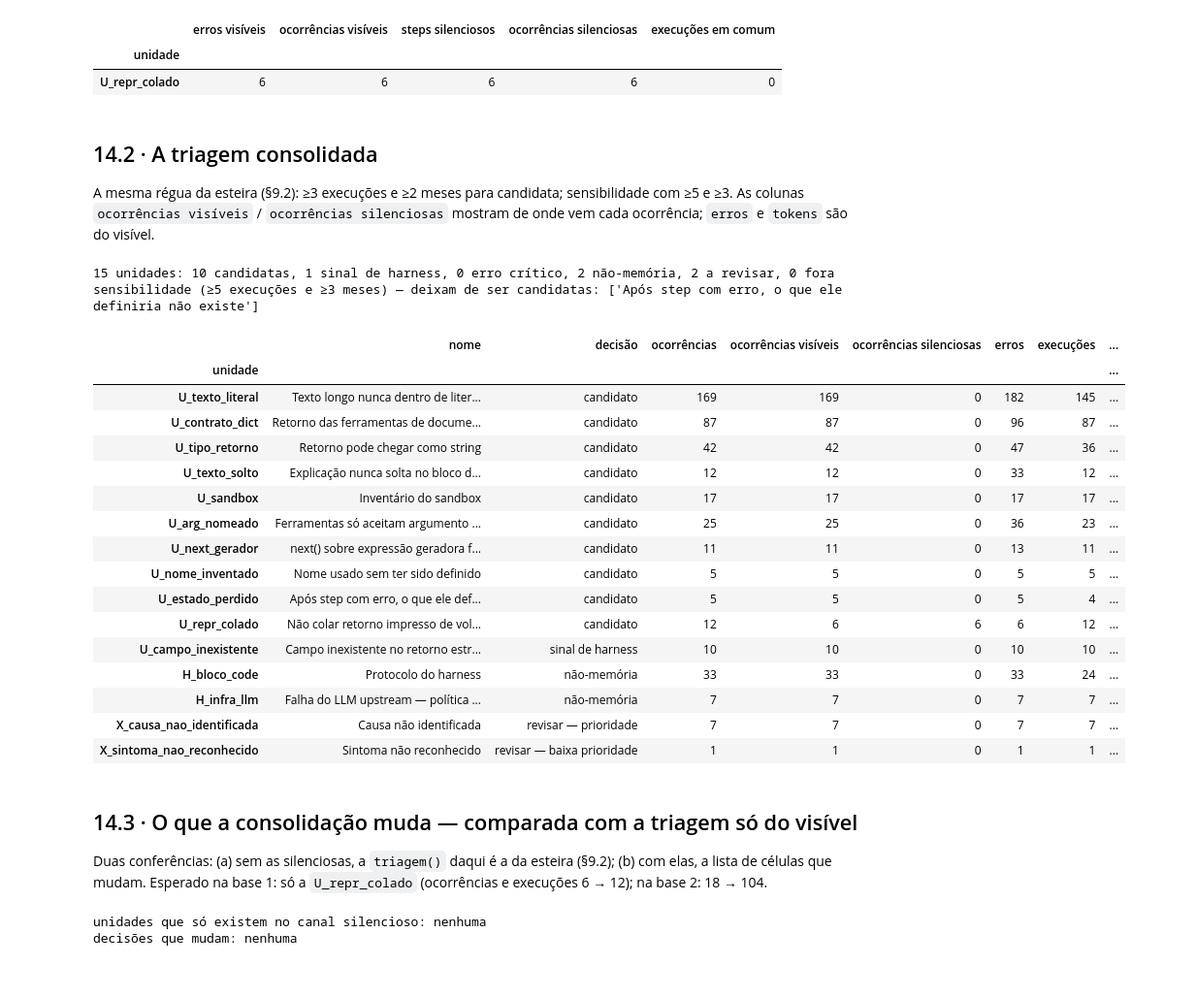
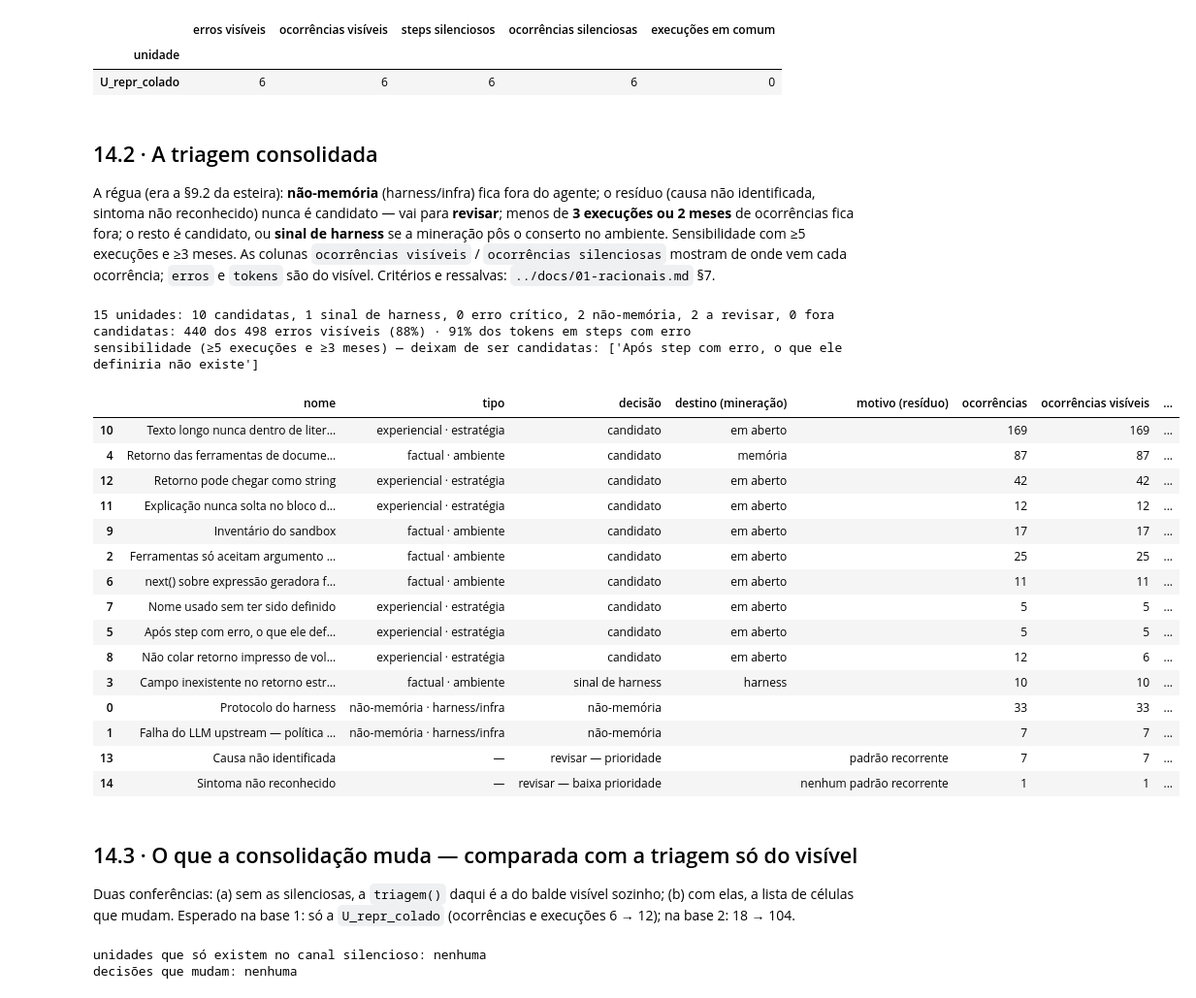
Before and after one commit to rc-ventura/memory_layer_ai_agents, a Jupyter notebook: analysis/2026-09-trace-law-flow/pipeline/consolidacao_unidades.ipynb, the cells around one changed output. Shown at 97% size. Cells and saved outputs as stored; diff of their text form; code cells hidden in the pictures.

```diff
--- a/analysis/2026-09-trace-law-flow/pipeline/consolidacao_unidades.ipynb
+++ b/analysis/2026-09-trace-law-flow/pipeline/consolidacao_unidades.ipynb
@@ -32,12 +36,28 @@ o balde invisível, [`../docs/13-racionais-falhas-silenciosas.md`](../docs/13-ra
 # %%
+%matplotlib inline
 import os
 import pandas as pd
+import matplotlib.pyplot as plt
+from matplotlib.patches import Patch
 from base_pipeline import *   # espinha compartilhada desta pasta — ver base_pipeline.py
+from paleta import *          # cores fixas por NOME (unidade/família) — ver paleta.py
+plt.rcParams.update({
+    "figure.facecolor": SURFACE, "axes.facecolor": SURFACE, "savefig.facecolor": SURFACE,
+    "font.family": "sans-serif", "text.color": INK, "axes.edgecolor": BASE,
+    "axes.labelcolor": INK2, "xtick.color": MUTED, "ytick.color": INK2,
+    "axes.titlelocation": "left", "axes.titleweight": "bold", "axes.titlesize": 12,
+})
+def style_ax(ax, xgrid=True):
+    for s in ("top","right","left"): ax.spines[s].set_visible(False)
+    ax.spines["bottom"].set_color(BASE)
+    g = ax.xaxis if xgrid else ax.yaxis
+    g.grid(True, color=GRID, linewidth=0.8); ax.set_axisbelow(True)
 
 B = carregar_base()                              # B.df, B.EU (o balde visível), ...
+EU = B.EU
 F = falhas_silenciosas(B.df)
 sil = F[F["falha"] == "silenciosa"]
-OV = ocorrencias_visiveis(B.EU)                  # balde visível, formato comum
+OV = ocorrencias_visiveis(EU)                    # balde visível, formato comum
 OS = ocorrencias_silenciosas(sil, formas_das_falhas(B.df, sil))   # balde invisível, formato comum
 print(f"{BASE_ID}: visível {len(OV)} erros em {OV['ocorrencia'].nunique()} ocorrências · "
       f"invisível {len(OS)} steps, {OS['unidade'].notna().sum()} com unidade do catálogo")
@@ -69,43 +89,46 @@ steps nos dois canais: 0  (tem de ser 0)
 # %% [markdown]
 ## 14.2 · A triagem consolidada
 
-A mesma régua da esteira (§9.2): ≥3 execuções e ≥2 meses para candidata; sensibilidade com ≥5 e ≥3. As colunas
-`ocorrências visíveis` / `ocorrências silenciosas` mostram de onde vem cada ocorrência; `erros` e `tokens` são do
-visível.
+A régua (era a §9.2 da esteira): **não-memória** (harness/infra) fica fora do agente; o resíduo (causa não identificada,
+sintoma não reconhecido) nunca é candidato — vai para **revisar**; menos de **3 execuções ou 2 meses** de ocorrências
+fica fora; o resto é candidato, ou **sinal de harness** se a mineração pôs o conserto no ambiente. Sensibilidade com ≥5
+execuções e ≥3 meses. As colunas `ocorrências visíveis` / `ocorrências silenciosas` mostram de onde vem cada ocorrência;
+`erros` e `tokens` são do visível. Critérios e ressalvas: `../docs/01-racionais.md` §7.
 # %%
-TC = triagem(B.EU, silenciosas=OS)
-TCS = triagem(B.EU, 5, 3, silenciosas=OS)
+TC = triagem(EU, silenciosas=OS)
+TCS = triagem(EU, 5, 3, silenciosas=OS)
 cand = TC[TC["decisão"] == "candidato"]
 limitrofes = sorted(set(cand["nome"]) - set(TCS.loc[TCS["decisão"] == "candidato", "nome"]))
 print(f"{len(TC)} unidades: {len(cand)} candidatas, {(TC['decisão'] == SINAL_HARNESS).sum()} sinal de harness, "
       f"{(TC['decisão'] == INVESTIGAR_CRITICO).sum()} erro crítico, {(TC['decisão'] == 'não-memória').sum()} não-memória, "
       f"{TC['decisão'].str.startswith('revisar').sum()} a revisar, {TC['decisão'].str.startswith('fora').sum()} fora")
+print(f"candidatas: {cand['erros'].sum()} dos {len(EU)} erros visíveis ({cand['erros'].sum() / len(EU):.0%}) · "
+      f"{cand['tokens'].sum() / EU['tok_tot'].sum():.0%} dos tokens em steps com erro")
 print(f"sensibilidade (≥5 execuções e ≥3 meses) — deixam de ser candidatas: {limitrofes or 'nenhuma'}")
-display(TC[["unidade", "nome", "decisão", "ocorrências", "ocorrências visíveis", "ocorrências silenciosas", "erros",
-            "execuções", "meses", "papéis", "tokens"]].set_index("unidade"))
+display(TC.drop(columns=["unidade", "assinaturas de origem", "conteúdo proposto"]))
 # %% [output]
 15 unidades: 10 candidatas, 1 sinal de harness, 0 erro crítico, 2 não-memória, 2 a revisar, 0 fora
+candidatas: 440 dos 498 erros visíveis (88%) · 91% dos tokens em steps com erro
 sensibilidade (≥5 execuções e ≥3 meses) — deixam de ser candidatas: ['Após step com erro, o que ele definiria não existe']
-|  | nome | decisão | ocorrências | ocorrências visíveis | ocorrências silenciosas | erros | execuções | ... |
-| unidade |  |  |  |  |  |  |  | ... |
-| U_texto_literal | Texto longo nunca dentro de liter... | candidato | 169 | 169 | 0 | 182 | 145 | ... |
-| U_contrato_dict | Retorno das ferramentas de docume... | candidato | 87 | 87 | 0 | 96 | 87 | ... |
-| U_tipo_retorno | Retorno pode chegar como string | candidato | 42 | 42 | 0 | 47 | 36 | ... |
-| U_texto_solto | Explicação nunca solta no bloco d... | candidato | 12 | 12 | 0 | 33 | 12 | ... |
-| U_sandbox | Inventário do sandbox | candidato | 17 | 17 | 0 | 17 | 17 | ... |
-| U_arg_nomeado | Ferramentas só aceitam argumento ... | candidato | 25 | 25 | 0 | 36 | 23 | ... |
-| U_next_gerador | next() sobre expressão geradora f... | candidato | 11 | 11 | 0 | 13 | 11 | ... |
-| U_nome_inventado | Nome usado sem ter sido definido | candidato | 5 | 5 | 0 | 5 | 5 | ... |
-| U_estado_perdido | Após step com erro, o que ele def... | candidato | 5 | 5 | 0 | 5 | 4 | ... |
-| U_repr_colado | Não colar retorno impresso de vol... | candidato | 12 | 6 | 6 | 6 | 12 | ... |
-| U_campo_inexistente | Campo inexistente no retorno estr... | sinal de harness | 10 | 10 | 0 | 10 | 10 | ... |
-| H_bloco_code | Protocolo do harness | não-memória | 33 | 33 | 0 | 33 | 24 | ... |
-| H_infra_llm | Falha do LLM upstream — política ... | não-memória | 7 | 7 | 0 | 7 | 7 | ... |
-| X_causa_nao_identificada | Causa não identificada | revisar — prioridade | 7 | 7 | 0 | 7 | 7 | ... |
-| X_sintoma_nao_reconhecido | Sintoma não reconhecido | revisar — baixa prioridade | 1 | 1 | 0 | 1 | 1 | ... |
+|  | nome | tipo | decisão | destino (mineração) | motivo (resíduo) | ocorrências | ocorrências visíveis | ... |
+| 10 | Texto longo nunca dentro de liter... | experiencial · estratégia | candidato | em aberto |  | 169 | 169 | ... |
+| 4 | Retorno das ferramentas de docume... | factual · ambiente | candidato | memória |  | 87 | 87 | ... |
+| 12 | Retorno pode chegar como string | experiencial · estratégia | candidato | em aberto |  | 42 | 42 | ... |
+| 11 | Explicação nunca solta no bloco d... | experiencial · estratégia | candidato | em aberto |  | 12 | 12 | ... |
+| 9 | Inventário do sandbox | factual · ambiente | candidato | em aberto |  | 17 | 17 | ... |
+| 2 | Ferramentas só aceitam argumento ... | factual · ambiente | candidato | em aberto |  | 25 | 25 | ... |
+| 6 | next() sobre expressão geradora f... | factual · ambiente | candidato | em aberto |  | 11 | 11 | ... |
+| 7 | Nome usado sem ter sido definido | experiencial · estratégia | candidato | em aberto |  | 5 | 5 | ... |
+| 5 | Após step com erro, o que ele def... | experiencial · estratégia | candidato | em aberto |  | 5 | 5 | ... |
+| 8 | Não colar retorno impresso de vol... | experiencial · estratégia | candidato | em aberto |  | 12 | 6 | ... |
+| 3 | Campo inexistente no retorno estr... | factual · ambiente | sinal de harness | harness |  | 10 | 10 | ... |
+| 0 | Protocolo do harness | não-memória · harness/infra | não-memória |  |  | 33 | 33 | ... |
+| 1 | Falha do LLM upstream — política ... | não-memória · harness/infra | não-memória |  |  | 7 | 7 | ... |
+| 13 | Causa não identificada | — | revisar — prioridade |  | padrão recorrente | 7 | 7 | ... |
+| 14 | Sintoma não reconhecido | — | revisar — baixa prioridade |  | nenhum padrão recorrente | 1 | 1 | ... |
 # %% [markdown]
 ## 14.3 · O que a consolidação muda — comparada com a triagem só do visível
 
-Duas conferências: (a) sem as silenciosas, a `triagem()` daqui é a da esteira (§9.2); (b) com elas, a lista de
+Duas conferências: (a) sem as silenciosas, a `triagem()` daqui é a do balde visível sozinho; (b) com elas, a lista de
 células que mudam. Esperado na base 1: só a `U_repr_colado` (ocorrências e execuções 6 → 12); na base 2: 18 → 104.
 # %%
```
Also changed, not shown: parts of 11 cells of this notebook, 12 other files.
